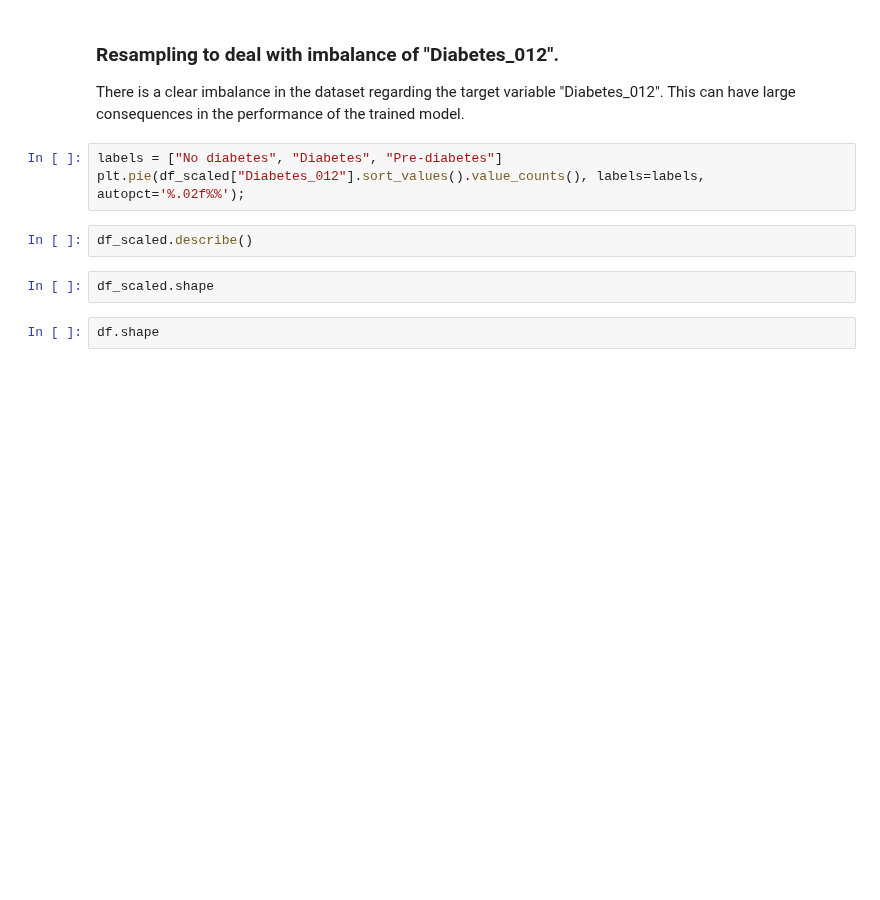
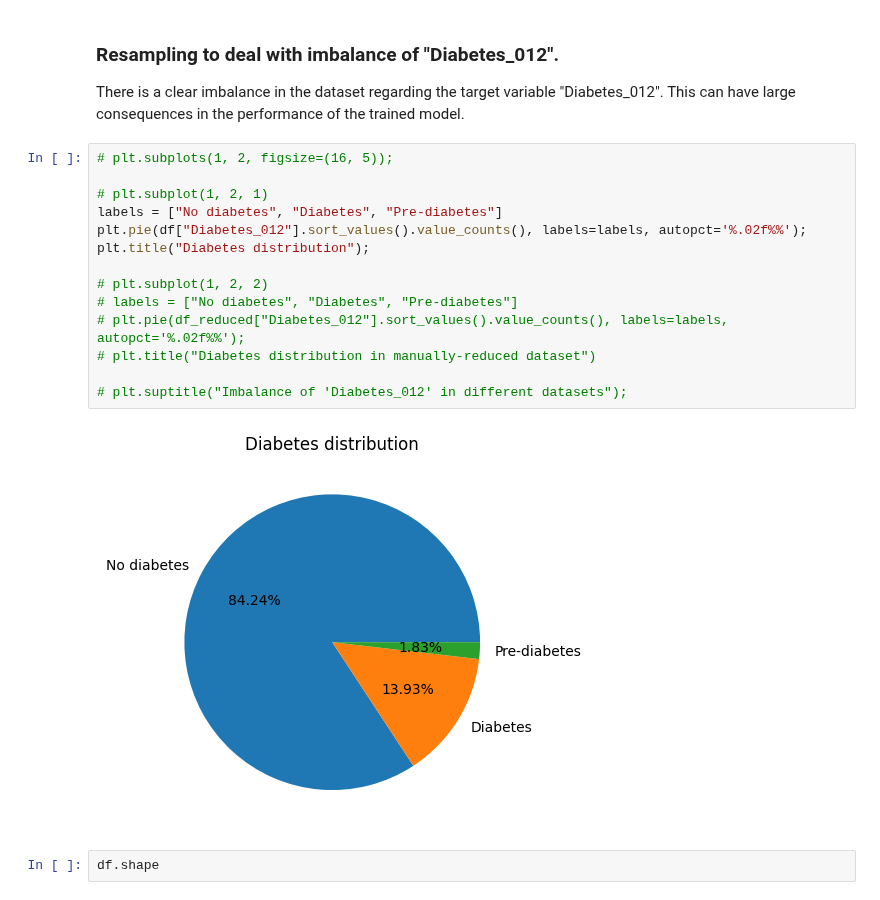
Before and after one commit to AliGarAlon/Diabetes_Project, a Jupyter notebook: diabetes_model.ipynb, the cells around one changed output. Drawn from its saved outputs; the diff is of its cells as text; blank space fills up the shorter version.

```diff
--- a/diabetes_model.ipynb
+++ b/diabetes_model.ipynb
@@ -1116,12 +1121,21 @@ https://scikit-learn.org/stable/modules/generated/sklearn.preprocessing.PowerTra
 ### Resampling to deal with imbalance of "Diabetes_012".
 There is a clear imbalance in the dataset regarding the target variable "Diabetes_012". This can have large consequences in the performance of the trained model.
 # %%
+# plt.subplots(1, 2, figsize=(16, 5));
+
+# plt.subplot(1, 2, 1)
 labels = ["No diabetes", "Diabetes", "Pre-diabetes"]
-plt.pie(df_scaled["Diabetes_012"].sort_values().value_counts(), labels=labels, autopct='%.02f%%');
+plt.pie(df["Diabetes_012"].sort_values().value_counts(), labels=labels, autopct='%.02f%%');
+plt.title("Diabetes distribution");
+
+# plt.subplot(1, 2, 2)
+# labels = ["No diabetes", "Diabetes", "Pre-diabetes"]
+# plt.pie(df_reduced["Diabetes_012"].sort_values().value_counts(), labels=labels, autopct='%.02f%%');
+# plt.title("Diabetes distribution in manually-reduced dataset")
+
+# plt.suptitle("Imbalance of 'Diabetes_012' in different datasets");
+# %% [output]
+[figure, added]
-# %%
-df_scaled.describe()
-# %%
-df_scaled.shape
 # %%
 df.shape
 # %% [markdown]
```
Also changed, not shown: parts of 10 cells of this notebook.
